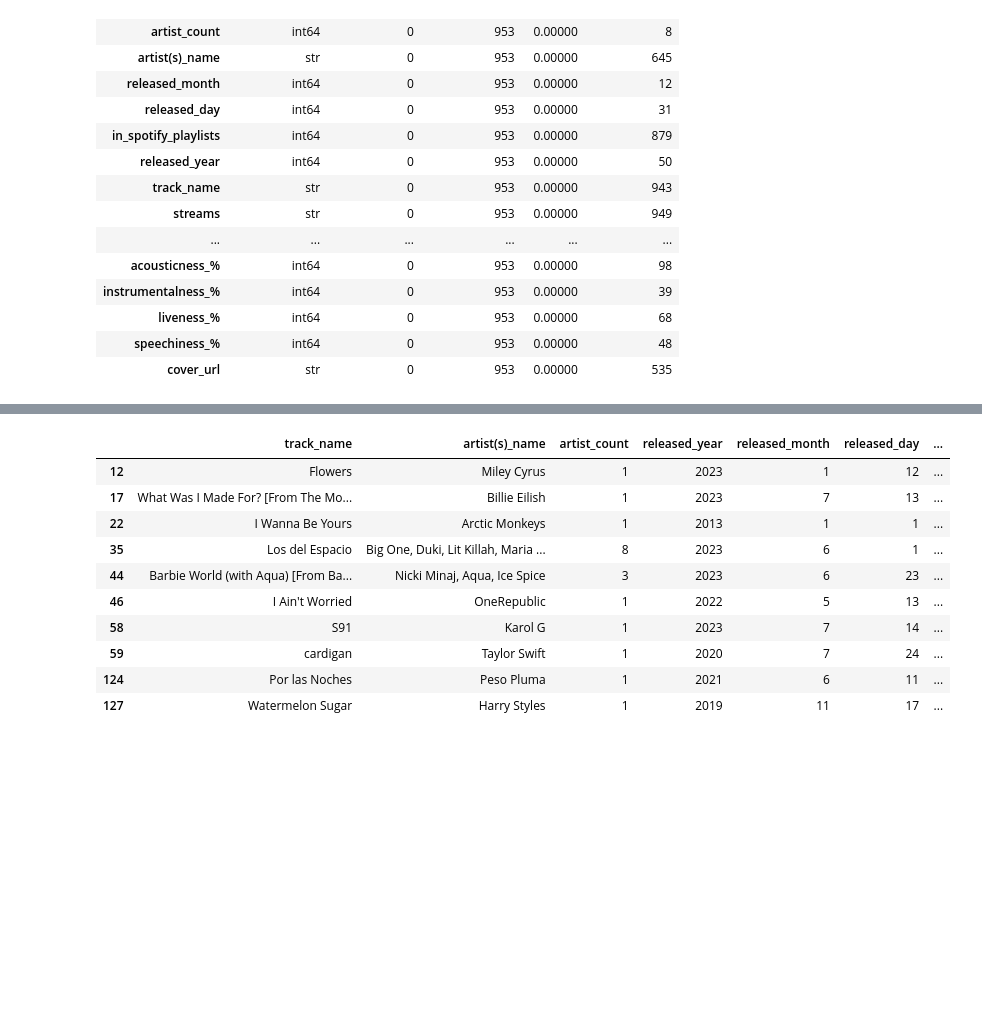
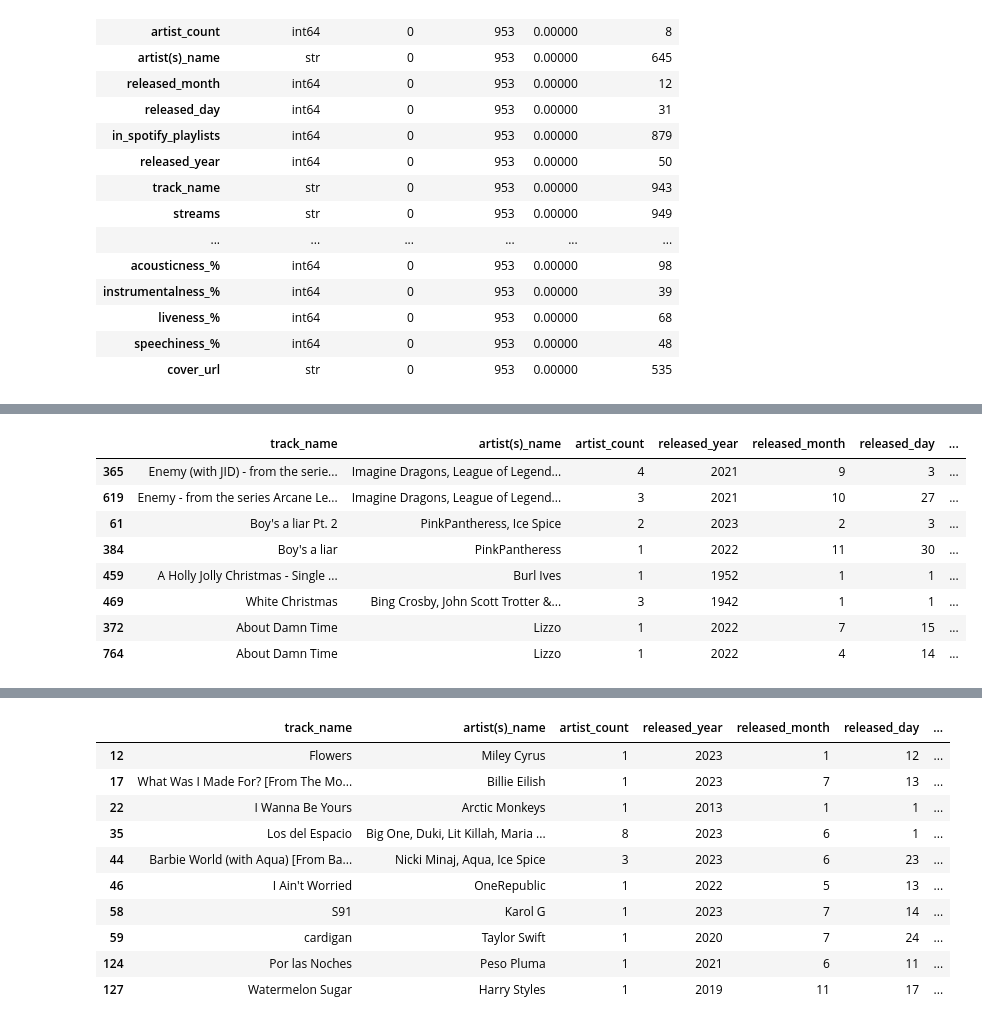
Before and after one commit to Felipeglnd/eda_spotify, a Jupyter notebook: spotify-hit-analysis/notebooks/eda_spotify.ipynb, the cells around one changed output, grey strips where cells are left out. Cells and saved outputs as stored; diff of their text form; code cells hidden in the pictures; blank space fills up the shorter version.

```diff
--- a/spotify-hit-analysis/notebooks/eda_spotify.ipynb
+++ b/spotify-hit-analysis/notebooks/eda_spotify.ipynb
@@ -20,7 +21,7 @@ df = pd.read_csv(path, sep=',')
 pd.set_option('display.max_columns', None)
 
 # Mostrar até 200 linhas
-pd.set_option('display.max_rows', 200)
+pd.set_option('display.max_rows', None)
 # %% [markdown]
 ## Informações básicas sobre a pista:
 
@@ -209,0 +200,4 @@ Na próxima etapa do projeto serão realizadas:
+# %%
+# Verificando os valores distintos de 'Streams'
+duplicados = df['streams'].value_counts()
+duplicados
@@ -209,0 +222,16 @@ Na próxima etapa do projeto serão realizadas:
+# %%
+# Filtrando apenas os 'streams' que estão com valores duplicados
+streams_duplicados = duplicados[duplicados > 1].index
+
+# imprimindo os registros que estão com o 'streams' duplicados
+df[df['streams'].isin(streams_duplicados)].sort_values(by='streams')
+# %% [output]
+|  | track_name | artist(s)_name | artist_count | released_year | released_month | released_day | ... |
+| 365 | Enemy (with JID) - from the serie... | Imagine Dragons, League of Legend... | 4 | 2021 | 9 | 3 | ... |
+| 619 | Enemy - from the series Arcane Le... | Imagine Dragons, League of Legend... | 3 | 2021 | 10 | 27 | ... |
+| 61 | Boy's a liar Pt. 2 | PinkPantheress, Ice Spice | 2 | 2023 | 2 | 3 | ... |
+| 384 | Boy's a liar | PinkPantheress | 1 | 2022 | 11 | 30 | ... |
+| 459 | A Holly Jolly Christmas - Single ... | Burl Ives | 1 | 1952 | 1 | 1 | ... |
+| 469 | White Christmas | Bing Crosby, John Scott Trotter &... | 3 | 1942 | 1 | 1 | ... |
+| 372 | About Damn Time | Lizzo | 1 | 2022 | 7 | 15 | ... |
+| 764 | About Damn Time | Lizzo | 1 | 2022 | 4 | 14 | ... |
```
Also changed, not shown: parts of 35 cells of this notebook.
